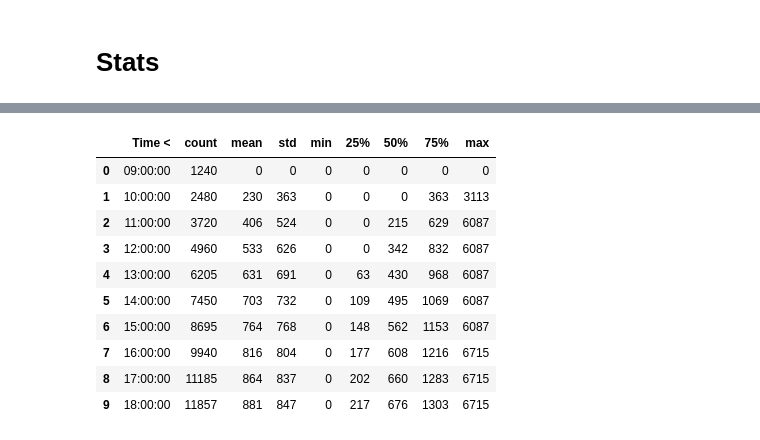
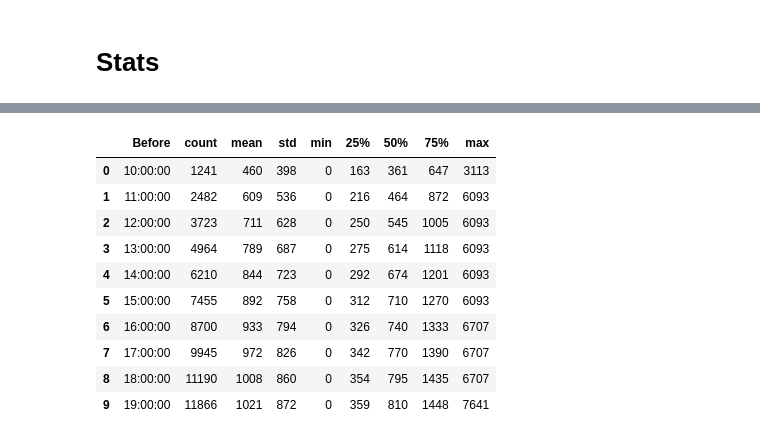
Before and after one commit to jhvissotto/Analise-Probabilistica-do-Mini-Indice, a Jupyter notebook: Stats Intra/ID Until Now.ipynb, the cells around one changed output, grey strips where cells are left out. Drawn from its saved outputs; the diff is of its cells as text; code cells hidden in the pictures.

```diff
--- a/Stats Intra/ID Until Now.ipynb
+++ b/Stats Intra/ID Until Now.ipynb
@@ -19,7 +17,7 @@ Raw = pd.read_csv('Storage/Raw.csv', parse_dates=['datetime'])
 Raw.head()
 # %%
 def QUERY_SELECT(Raw, SYMBOLS, TFRAMES):
-    return Raw[Raw['symbol'].isin(SYMBOLS) & Raw['tf'].isin(TFRAMES)] .reset_index(drop=1)
+    return Raw[Raw['symbol'].isin([*SYMBOLS]) & Raw['tf'].isin([*TFRAMES])] .reset_index(drop=1)
 
 Query = QUERY_SELECT(Raw, SYMBOLS=['WIN$'], TFRAMES=['H1'])
 Query.head()
@@ -50,7 +48,7 @@ def FORMAT_SOURCE(Query):
     Src['Close']    = Query['close']
 
     Src['Change']   = Src['Close'] - Src['Open']
-    Src['HL']       = Src['High']  - Src['Low']
+    Src['Hilo']     = Src['High']  - Src['Low']
     return Src
 
 Src = FORMAT_SOURCE(Query)
@@ -74,3 +56,29 @@ Calc.head()
+# %%
+def CALCULATIONS(Src):
+    Calc = pd.DataFrame(Src)
+    Calc_by = Calc.groupby(['Symbol','TF','Date'], sort=0, group_keys=0)
+
+    Calc['Day Open']        = Calc_by['Open'].transform('first')
+    Calc['ID High']         = Calc_by['High'].expanding().max()     .reset_index(drop=1)
+    Calc['ID Low']          = Calc_by['Low'].expanding().min()      .reset_index(drop=1)
+
+    Calc['ID Change']       = Calc['Close']   - Calc['Day Open']
+    Calc['ID Hilo']         = Calc['ID High'] - Calc['ID Low']
+
+    Calc['ID Sign']         = Calc['ID Change'].apply(lambda x: -1 if (x <  0) else  +1)
+    Calc['ID Sign Bull']    = Calc['ID Change'].apply(lambda x: +1 if (x >= 0) else nan)
+    Calc['ID Sign Bear']    = Calc['ID Change'].apply(lambda x: -1 if (x <  0) else nan)
+
+    Calc['ID Chg Abs']      = Calc['ID Change'].abs()
+    Calc['ID Chg Pos']      = Calc['ID Chg Abs'] * Calc['ID Sign Bull']
+    Calc['ID Chg Neg']      = Calc['ID Chg Abs'] * Calc['ID Sign Bear']
+
+    Calc['ID HL Pos']       = Calc['ID Hilo'] * Calc['ID Sign Bull']
+    Calc['ID HL Neg']       = Calc['ID Hilo'] * Calc['ID Sign Bear']
+    return Calc
+
+Calc = CALCULATIONS(Src)
+Calc.head()
 # %% [markdown]
 # Stats
 # %%
@@ -81,10 +89,8 @@ def STATS(Calc, Col):
         Df = Calc[Calc['Time'] <= dt.time(HR,00)]
 
         pipe.append({
-            'Time <': dt.time(HR,00),
+            'Before': dt.time(HR+1,00),
             **Df[Col].describe().round(0).astype(int)
         })
     pass
     return pd.DataFrame(pipe)
-
-STATS(Calc, Col='ID Chg Bwd')
@@ -103,15 +111,15 @@ STATS(Calc, Col='ID Chg Bwd')
 # %%
-STATS(Calc, Col='ID Chg Bwd Abs')
+STATS(Calc, Col='ID Chg Abs')
 # %% [output]
-|  | Time < | count | mean | std | min | 25% | 50% | 75% | max |
-| 0 | 09:00:00 | 1240 | 0 | 0 | 0 | 0 | 0 | 0 | 0 |
-| 1 | 10:00:00 | 2480 | 230 | 363 | 0 | 0 | 0 | 363 | 3113 |
-| 2 | 11:00:00 | 3720 | 406 | 524 | 0 | 0 | 215 | 629 | 6087 |
-| 3 | 12:00:00 | 4960 | 533 | 626 | 0 | 0 | 342 | 832 | 6087 |
-| 4 | 13:00:00 | 6205 | 631 | 691 | 0 | 63 | 430 | 968 | 6087 |
-| 5 | 14:00:00 | 7450 | 703 | 732 | 0 | 109 | 495 | 1069 | 6087 |
-| 6 | 15:00:00 | 8695 | 764 | 768 | 0 | 148 | 562 | 1153 | 6087 |
-| 7 | 16:00:00 | 9940 | 816 | 804 | 0 | 177 | 608 | 1216 | 6715 |
-| 8 | 17:00:00 | 11185 | 864 | 837 | 0 | 202 | 660 | 1283 | 6715 |
-| 9 | 18:00:00 | 11857 | 881 | 847 | 0 | 217 | 676 | 1303 | 6715 |
+|  | Before | count | mean | std | min | 25% | 50% | 75% | max |
+| 0 | 10:00:00 | 1241 | 460 | 398 | 0 | 163 | 361 | 647 | 3113 |
+| 1 | 11:00:00 | 2482 | 609 | 536 | 0 | 216 | 464 | 872 | 6093 |
+| 2 | 12:00:00 | 3723 | 711 | 628 | 0 | 250 | 545 | 1005 | 6093 |
+| 3 | 13:00:00 | 4964 | 789 | 687 | 0 | 275 | 614 | 1118 | 6093 |
+| 4 | 14:00:00 | 6210 | 844 | 723 | 0 | 292 | 674 | 1201 | 6093 |
+| 5 | 15:00:00 | 7455 | 892 | 758 | 0 | 312 | 710 | 1270 | 6093 |
+| 6 | 16:00:00 | 8700 | 933 | 794 | 0 | 326 | 740 | 1333 | 6707 |
+| 7 | 17:00:00 | 9945 | 972 | 826 | 0 | 342 | 770 | 1390 | 6707 |
+| 8 | 18:00:00 | 11190 | 1008 | 860 | 0 | 354 | 795 | 1435 | 6707 |
+| 9 | 19:00:00 | 11866 | 1021 | 872 | 0 | 359 | 810 | 1448 | 7641 |
 # %%
```
Also changed, not shown: parts of 11 cells of this notebook, 3 other files.
